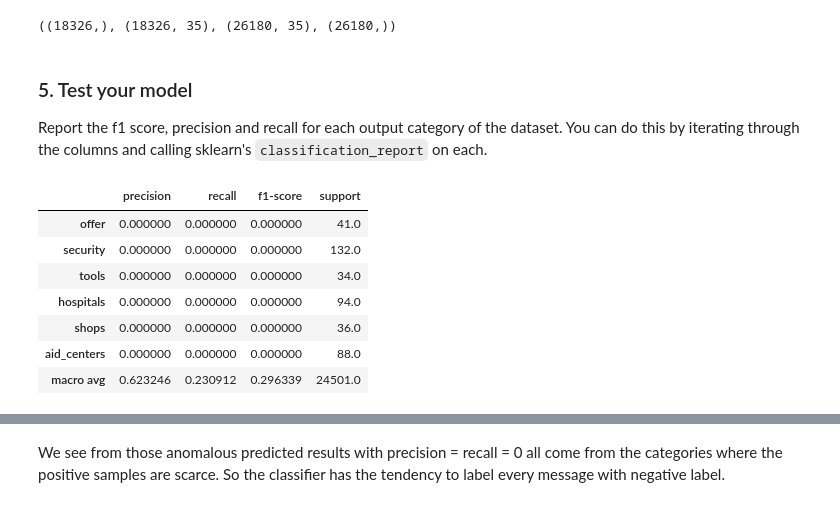
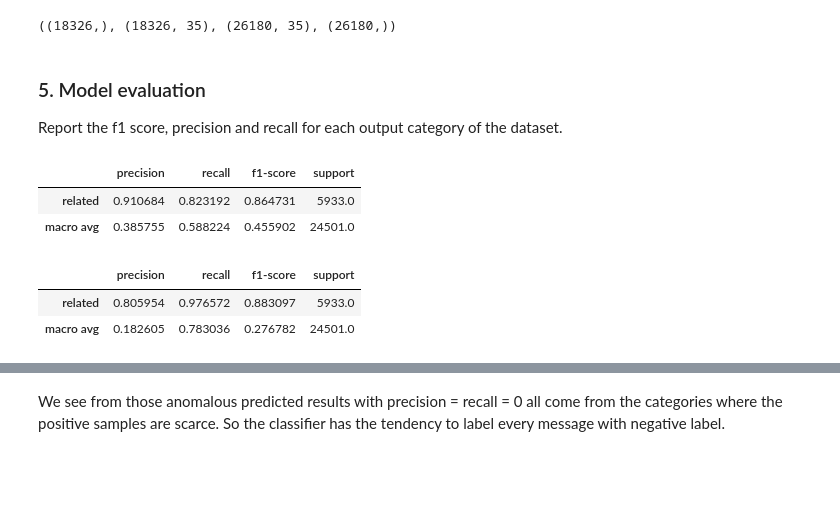
Before and after one commit to suebatista/Disaster-Response-Pipeline-Udacity, a Jupyter notebook: ML Pipeline Preparation.ipynb, the cells around one changed output, grey strips where cells are left out. Cells and saved outputs as stored; diff of their text form; code cells hidden in the pictures; blank space fills up the shorter version.

Commit message:
change default classifier parameter, experiment with changing classification threshold to improve recall and overall f1-score

```diff
--- a/ML Pipeline Preparation.ipynb
+++ b/ML Pipeline Preparation.ipynb
@@ -59,7 +58,7 @@ from sklearn.linear_model import LogisticRegression
 from sklearn.metrics import jaccard_score
 from sklearn.pipeline import Pipeline
 # %%
-base_lr = LogisticRegression(max_iter = 500)
+base_lr = LogisticRegression(max_iter = 500, class_weight = 'balanced')
 pipe = Pipeline([
     ('tfidf_vect', TfidfVectorizer(tokenizer = tokenize)),
     ('clf', OneVsRestClassifier(base_lr)),
@@ -82,3 +81,3 @@ y_pred = pipe.predict(x_test)
 # %% [markdown]
-### 5. Test your model
-Report the f1 score, precision and recall for each output category of the dataset. You can do this by iterating through the columns and calling sklearn's `classification_report` on each.
+### 5. Model evaluation
+Report the f1 score, precision and recall for each output category of the dataset.
@@ -85,16 +86,11 @@ Report the f1 score, precision and recall for each output category of the datase
 # %%
 from sklearn.metrics import classification_report
 
 target_names = categories.columns.values
 report = classification_report(y_test, y_pred, target_names = target_names, output_dict=True)
 report = pd.DataFrame(report).transpose()
-report[(report['precision'] == 0.0) | (report.index == 'macro avg')]
+report[(report.index == 'related') | (report['precision'] == 0.0) | (report.index == 'macro avg')]
 # %% [output]
 |  | precision | recall | f1-score | support |
-| offer | 0.000000 | 0.000000 | 0.000000 | 41.0 |
-| security | 0.000000 | 0.000000 | 0.000000 | 132.0 |
-| tools | 0.000000 | 0.000000 | 0.000000 | 34.0 |
-| hospitals | 0.000000 | 0.000000 | 0.000000 | 94.0 |
-| shops | 0.000000 | 0.000000 | 0.000000 | 36.0 |
-| aid_centers | 0.000000 | 0.000000 | 0.000000 | 88.0 |
-| macro avg | 0.623246 | 0.230912 | 0.296339 | 24501.0 |
+| related | 0.910684 | 0.823192 | 0.864731 | 5933.0 |
+| macro avg | 0.385755 | 0.588224 | 0.455902 | 24501.0 |
@@ -100,0 +99,9 @@ report[(report['precision'] == 0.0) | (report.index == 'macro avg')]
+# %%
+y_pred_adj = np.where(y_score > 0.2, 1, 0) # adjusting prediction by tuning threshold
+report_adj = classification_report(y_test, y_pred_adj, target_names = target_names, output_dict=True)
+report_adj = pd.DataFrame(report_adj).transpose()
+report_adj[(report_adj.index == 'related') | (report_adj['precision'] == 0.0) | (report_adj.index == 'macro avg')]
+# %% [output]
+|  | precision | recall | f1-score | support |
+| related | 0.805954 | 0.976572 | 0.883097 | 5933.0 |
+| macro avg | 0.182605 | 0.783036 | 0.276782 | 24501.0 |
```
Also changed, not shown: parts of 32 cells of this notebook, 1 other file.
